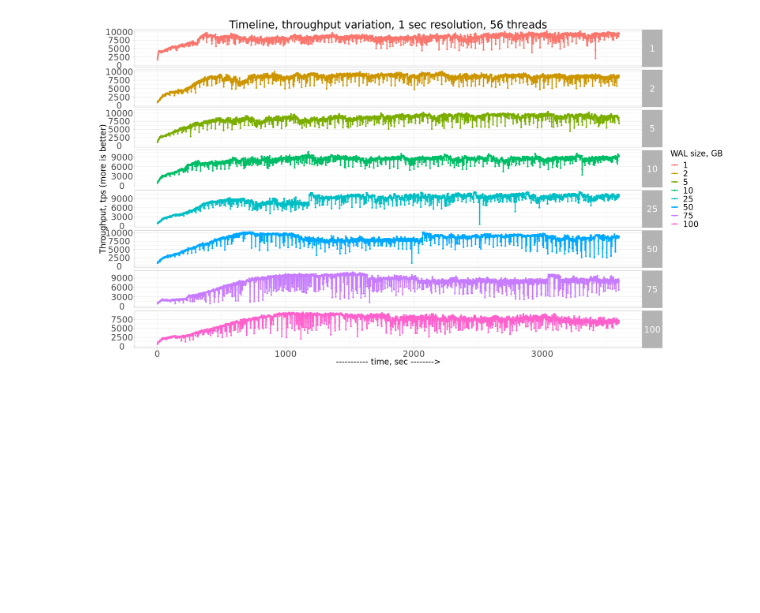
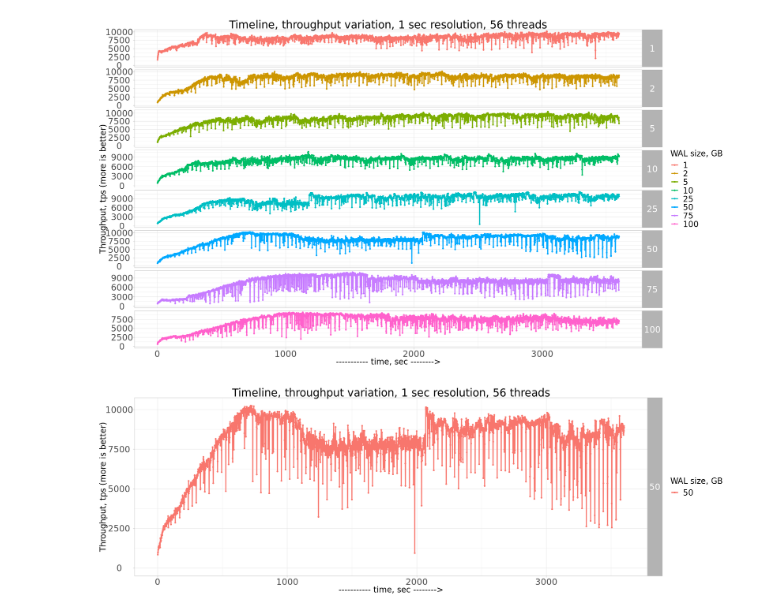
Before and after one commit to Percona-Lab-results/PostgreSQL-Checkpoint-Jul2020, a Jupyter notebook: notebook/PostgreSQL-checkpoint.ipynb, the cells around one changed output. Saved outputs shown, nothing was run; the diff lists cells and outputs as text; code cells hidden in the pictures; blank space fills up the shorter version.

```diff
--- a/notebook/PostgreSQL-checkpoint.ipynb
+++ b/notebook/PostgreSQL-checkpoint.ipynb
@@ -224,16 +224,18 @@ m + geom_line(size=1)+geom_point(size=1)+
 # %% [output]
 [figure]
 # %%
-m <- ggplot(data = subset(results2m ),
+m <- ggplot(data = subset(results2, WAL==50),
             aes(x=V1, y=V3,color=as.factor(WAL)))
 
-options(repr.plot.width=18, repr.plot.height=10)
+options(repr.plot.width=18, repr.plot.height=6)
 
 
 m + geom_line(size=1)+geom_point(size=1)+
     ylab("Throughput, tps (more is better)")+
     xlab("----------- time, sec -------->")+
     labs(title="Timeline, throughput variation, 1 sec resolution, 56 threads")+
     expand_limits(y=0)+
     scale_colour_discrete(name="WAL size, GB")+
     facet_grid(WAL ~ .,scales="free")
+# %% [output]
+[figure, added]
```
